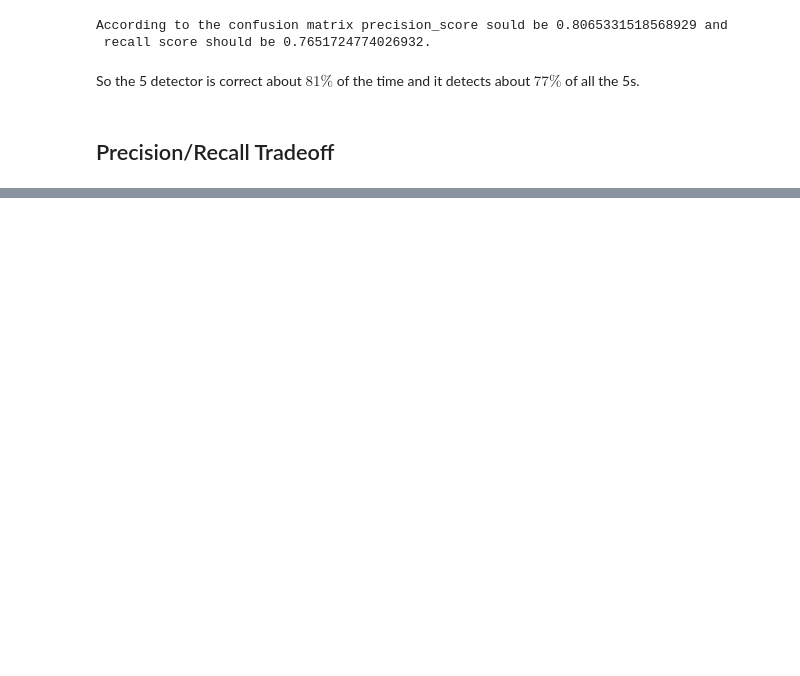
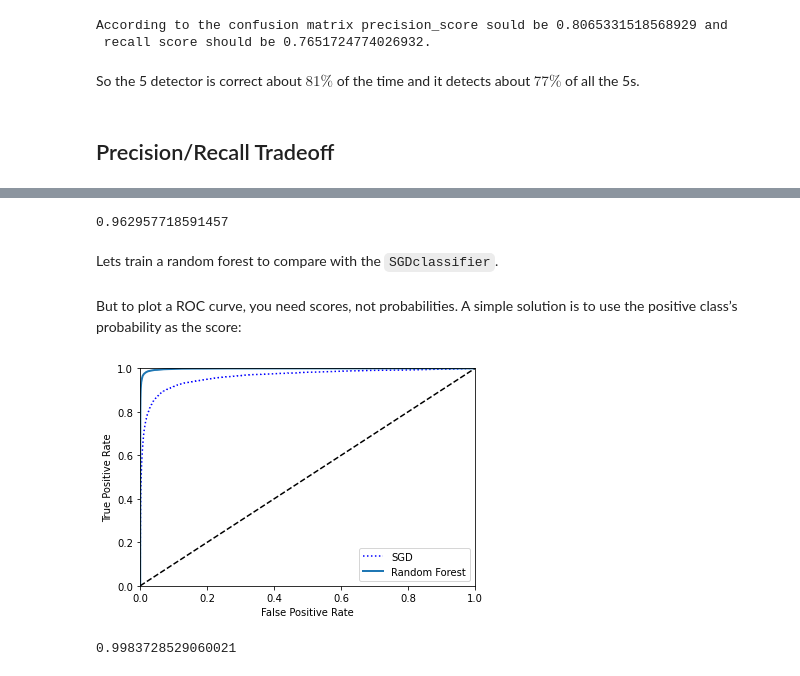
Before and after one commit to mm-crj/tf-exercies, a Jupyter notebook: Classification/MNIST/classification_mnist_dataset.ipynb, the cells around one changed output, grey strips where cells are left out. Saved outputs shown, nothing was run; the diff lists cells and outputs as text; code cells hidden in the pictures; blank space fills up the shorter version.

```diff
--- a/Classification/MNIST/classification_mnist_dataset.ipynb
+++ b/Classification/MNIST/classification_mnist_dataset.ipynb
@@ -136,0 +205,30 @@ So the 5 detector is correct about $81\%$ of the time and it detects about $77\%
+# %%
+from sklearn.metrics import roc_auc_score
+roc_auc_score(y_train_5, y_scores)
+# %% [output]
+0.962957718591457
+# %% [markdown]
+Lets train a random forest to compare with the `SGDclassifier`.
+# %%
+from sklearn.ensemble import RandomForestClassifier
+forest_clf = RandomForestClassifier(random_state=42)
+y_probas_forest = cross_val_predict(forest_clf, X_train, y_train_5, cv=3,method="predict_proba")
+# %% [markdown]
+But to plot a ROC curve, you need scores, not probabilities. A simple solution is to
+use the positive class’s probability as the score:
+# %%
+y_scores_forest = y_probas_forest[:, 1] # score = proba of positive class
+fpr_forest, tpr_forest, thresholds_forest = roc_curve(y_train_5,y_scores_forest)
+plt.tight_layout()
+plt.plot(fpr, tpr, "b:", label="SGD")
+plot_roc_curve(fpr_forest, tpr_forest, "Random Forest")
+plt.legend(loc="lower right")
+#plt.tight_layout()
+plt.show()
+print(roc_auc_score(y_train_5, y_scores_forest))
+#y_predict_forest=y_
+#print(y_train_5.dtype, y_scores_forest.dtype)
+#print(y_train_5.dtype, y_scores_forest.dtype)
+# %% [output]
+[figure, added]
+0.9983728529060021
```
Also changed, not shown: parts of 17 cells of this notebook.
